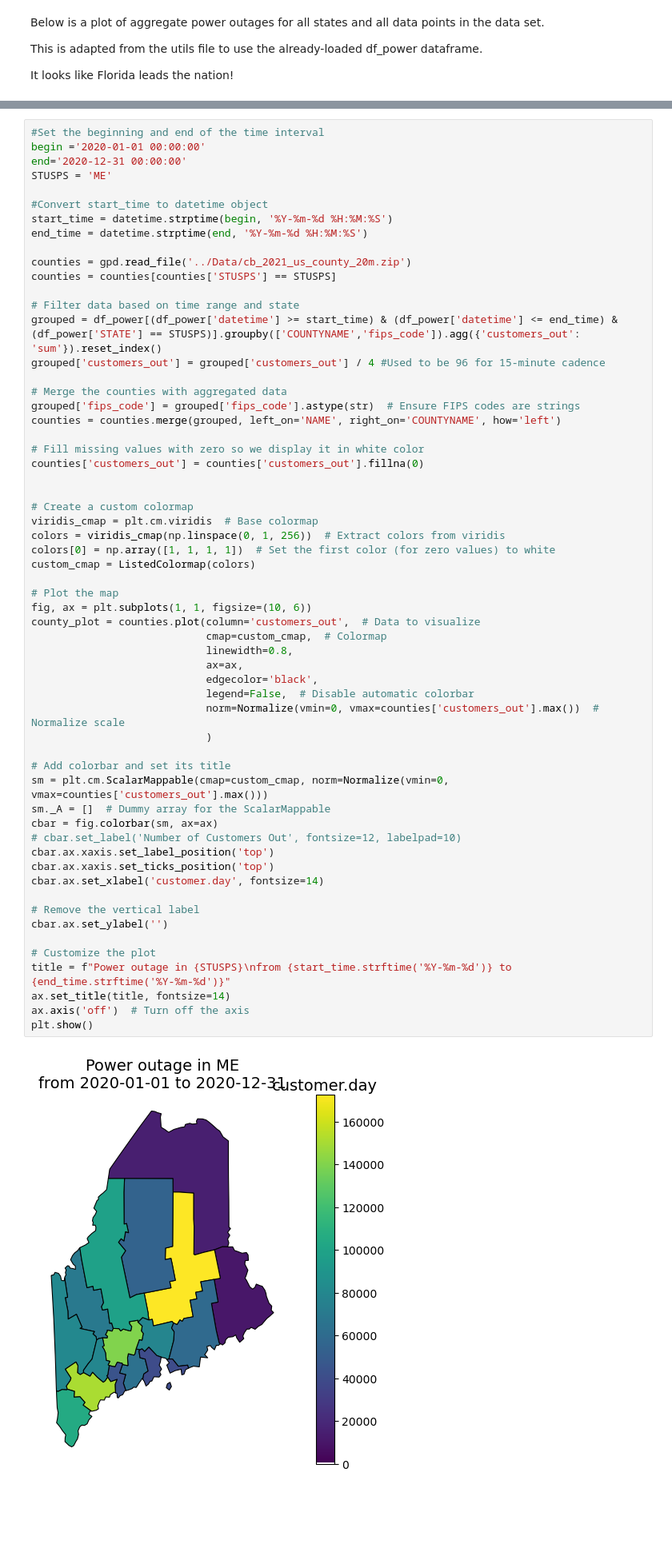
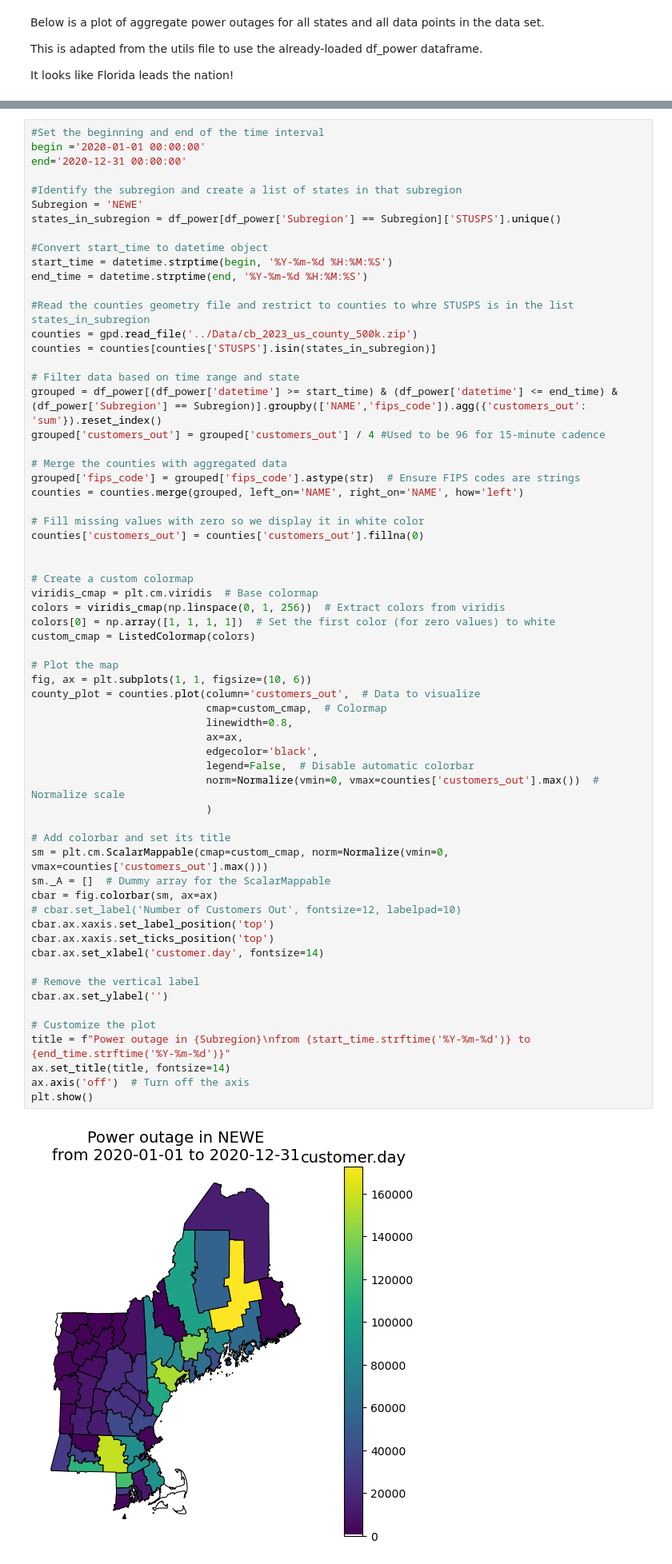
Before and after one commit to aarondweinberg/predictingpoweroutages, a Jupyter notebook: Aaron/EDA_AW.ipynb, the cells around one changed output, grey strips where cells are left out. Shown at 80% size. Cells and saved outputs as stored; diff of their text form; blank space fills up the shorter version.

```diff
--- a/Aaron/EDA_AW.ipynb
+++ b/Aaron/EDA_AW.ipynb
@@ -124,22 +113,26 @@ counties.head(5)
 #Set the beginning and end of the time interval
 begin ='2020-01-01 00:00:00'
 end='2020-12-31 00:00:00'
-STUSPS = 'ME'
+
+#Identify the subregion and create a list of states in that subregion
+Subregion = 'NEWE'
+states_in_subregion = df_power[df_power['Subregion'] == Subregion]['STUSPS'].unique()
 
 #Convert start_time to datetime object
 start_time = datetime.strptime(begin, '%Y-%m-%d %H:%M:%S')
 end_time = datetime.strptime(end, '%Y-%m-%d %H:%M:%S')
 
-counties = gpd.read_file('../Data/cb_2021_us_county_20m.zip')
-counties = counties[counties['STUSPS'] == STUSPS]
+#Read the counties geometry file and restrict to counties to whre STUSPS is in the list states_in_subregion
+counties = gpd.read_file('../Data/cb_2023_us_county_500k.zip')
+counties = counties[counties['STUSPS'].isin(states_in_subregion)]
 
 # Filter data based on time range and state
-grouped = df_power[(df_power['datetime'] >= start_time) & (df_power['datetime'] <= end_time) & (df_power['STATE'] == STUSPS)].groupby(['COUNTYNAME','fips_code']).agg({'customers_out': 'sum'}).reset_index()
+grouped = df_power[(df_power['datetime'] >= start_time) & (df_power['datetime'] <= end_time) & (df_power['Subregion'] == Subregion)].groupby(['NAME','fips_code']).agg({'customers_out': 'sum'}).reset_index()
 grouped['customers_out'] = grouped['customers_out'] / 4 #Used to be 96 for 15-minute cadence
 
 # Merge the counties with aggregated data
 grouped['fips_code'] = grouped['fips_code'].astype(str)  # Ensure FIPS codes are strings
-counties = counties.merge(grouped, left_on='NAME', right_on='COUNTYNAME', how='left')
+counties = counties.merge(grouped, left_on='NAME', right_on='NAME', how='left')
 
 # Fill missing values with zero so we display it in white color
 counties['customers_out'] = counties['customers_out'].fillna(0)
@@ -152,34 +145,34 @@ colors[0] = np.array([1, 1, 1, 1])  # Set the first color (for zero values) to w
 custom_cmap = ListedColormap(colors)
 
 # Plot the map
 fig, ax = plt.subplots(1, 1, figsize=(10, 6))
 county_plot = counties.plot(column='customers_out',  # Data to visualize
                             cmap=custom_cmap,  # Colormap
                             linewidth=0.8,
                             ax=ax,
                             edgecolor='black',
                             legend=False,  # Disable automatic colorbar
                             norm=Normalize(vmin=0, vmax=counties['customers_out'].max())  # Normalize scale
                             )
 
 # Add colorbar and set its title
 sm = plt.cm.ScalarMappable(cmap=custom_cmap, norm=Normalize(vmin=0, vmax=counties['customers_out'].max()))
 sm._A = []  # Dummy array for the ScalarMappable
 cbar = fig.colorbar(sm, ax=ax)
 # cbar.set_label('Number of Customers Out', fontsize=12, labelpad=10)
 cbar.ax.xaxis.set_label_position('top')
 cbar.ax.xaxis.set_ticks_position('top')
 cbar.ax.set_xlabel('customer.day', fontsize=14)
 
 # Remove the vertical label
 cbar.ax.set_ylabel('')
 
 # Customize the plot
-title = f"Power outage in {STUSPS}\nfrom {start_time.strftime('%Y-%m-%d')} to {end_time.strftime('%Y-%m-%d')}"
+title = f"Power outage in {Subregion}\nfrom {start_time.strftime('%Y-%m-%d')} to {end_time.strftime('%Y-%m-%d')}"
 ax.set_title(title, fontsize=14)
 ax.axis('off')  # Turn off the axis
 plt.show()
 # %% [output]
-[figure, old version]
+[figure, new version]
 # %%
 years = ['2019', '2020', '2021']
```
Also changed, not shown: parts of 16 cells of this notebook, 2 other files.
